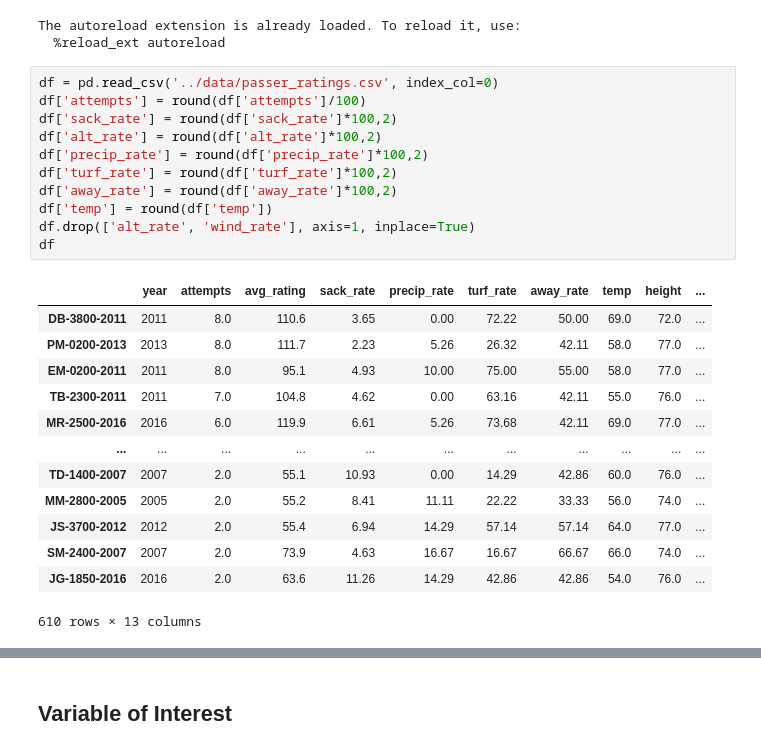
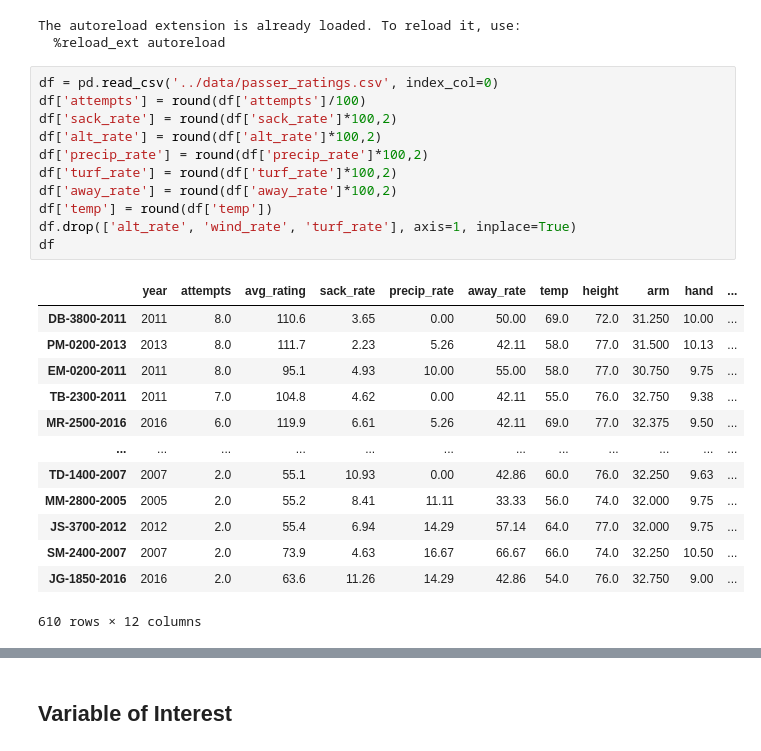
Before and after one commit to lewisbails/nfl-project, a Jupyter notebook: notebooks/passer_ratings.ipynb, the cells around one changed output, grey strips where cells are left out. Cells and saved outputs as stored; diff of their text form.

```diff
--- a/notebooks/passer_ratings.ipynb
+++ b/notebooks/passer_ratings.ipynb
@@ -22,25 +22,25 @@ The autoreload extension is already loaded. To reload it, use:
 # %%
 df = pd.read_csv('../data/passer_ratings.csv', index_col=0)
 df['attempts'] = round(df['attempts']/100)
 df['sack_rate'] = round(df['sack_rate']*100,2)
 df['alt_rate'] = round(df['alt_rate']*100,2)
 df['precip_rate'] = round(df['precip_rate']*100,2)
 df['turf_rate'] = round(df['turf_rate']*100,2)
 df['away_rate'] = round(df['away_rate']*100,2)
 df['temp'] = round(df['temp'])
-df.drop(['alt_rate', 'wind_rate'], axis=1, inplace=True)
+df.drop(['alt_rate', 'wind_rate', 'turf_rate'], axis=1, inplace=True)
 df
 # %% [output]
-|  | year | attempts | avg_rating | sack_rate | precip_rate | turf_rate | away_rate | temp | height | ... |
-| DB-3800-2011 | 2011 | 8.0 | 110.6 | 3.65 | 0.00 | 72.22 | 50.00 | 69.0 | 72.0 | ... |
-| PM-0200-2013 | 2013 | 8.0 | 111.7 | 2.23 | 5.26 | 26.32 | 42.11 | 58.0 | 77.0 | ... |
-| EM-0200-2011 | 2011 | 8.0 | 95.1 | 4.93 | 10.00 | 75.00 | 55.00 | 58.0 | 77.0 | ... |
-| TB-2300-2011 | 2011 | 7.0 | 104.8 | 4.62 | 0.00 | 63.16 | 42.11 | 55.0 | 76.0 | ... |
-| MR-2500-2016 | 2016 | 6.0 | 119.9 | 6.61 | 5.26 | 73.68 | 42.11 | 69.0 | 77.0 | ... |
-| ... | ... | ... | ... | ... | ... | ... | ... | ... | ... | ... |
-| TD-1400-2007 | 2007 | 2.0 | 55.1 | 10.93 | 0.00 | 14.29 | 42.86 | 60.0 | 76.0 | ... |
-| MM-2800-2005 | 2005 | 2.0 | 55.2 | 8.41 | 11.11 | 22.22 | 33.33 | 56.0 | 74.0 | ... |
-| JS-3700-2012 | 2012 | 2.0 | 55.4 | 6.94 | 14.29 | 57.14 | 57.14 | 64.0 | 77.0 | ... |
-| SM-2400-2007 | 2007 | 2.0 | 73.9 | 4.63 | 16.67 | 16.67 | 66.67 | 66.0 | 74.0 | ... |
-| JG-1850-2016 | 2016 | 2.0 | 63.6 | 11.26 | 14.29 | 42.86 | 42.86 | 54.0 | 76.0 | ... |
+|  | year | attempts | avg_rating | sack_rate | precip_rate | away_rate | temp | height | arm | hand | ... |
+| DB-3800-2011 | 2011 | 8.0 | 110.6 | 3.65 | 0.00 | 50.00 | 69.0 | 72.0 | 31.250 | 10.00 | ... |
+| PM-0200-2013 | 2013 | 8.0 | 111.7 | 2.23 | 5.26 | 42.11 | 58.0 | 77.0 | 31.500 | 10.13 | ... |
+| EM-0200-2011 | 2011 | 8.0 | 95.1 | 4.93 | 10.00 | 55.00 | 58.0 | 77.0 | 30.750 | 9.75 | ... |
+| TB-2300-2011 | 2011 | 7.0 | 104.8 | 4.62 | 0.00 | 42.11 | 55.0 | 76.0 | 32.750 | 9.38 | ... |
+| MR-2500-2016 | 2016 | 6.0 | 119.9 | 6.61 | 5.26 | 42.11 | 69.0 | 77.0 | 32.375 | 9.50 | ... |
+| ... | ... | ... | ... | ... | ... | ... | ... | ... | ... | ... | ... |
+| TD-1400-2007 | 2007 | 2.0 | 55.1 | 10.93 | 0.00 | 42.86 | 60.0 | 76.0 | 32.250 | 9.63 | ... |
+| MM-2800-2005 | 2005 | 2.0 | 55.2 | 8.41 | 11.11 | 33.33 | 56.0 | 74.0 | 32.000 | 9.75 | ... |
+| JS-3700-2012 | 2012 | 2.0 | 55.4 | 6.94 | 14.29 | 57.14 | 64.0 | 77.0 | 32.000 | 9.75 | ... |
+| SM-2400-2007 | 2007 | 2.0 | 73.9 | 4.63 | 16.67 | 66.67 | 66.0 | 74.0 | 32.250 | 10.50 | ... |
+| JG-1850-2016 | 2016 | 2.0 | 63.6 | 11.26 | 14.29 | 42.86 | 54.0 | 76.0 | 32.750 | 9.00 | ... |
-610 rows × 13 columns
+610 rows × 12 columns
```
Also changed, not shown: parts of 29 cells of this notebook, 2 other files.
